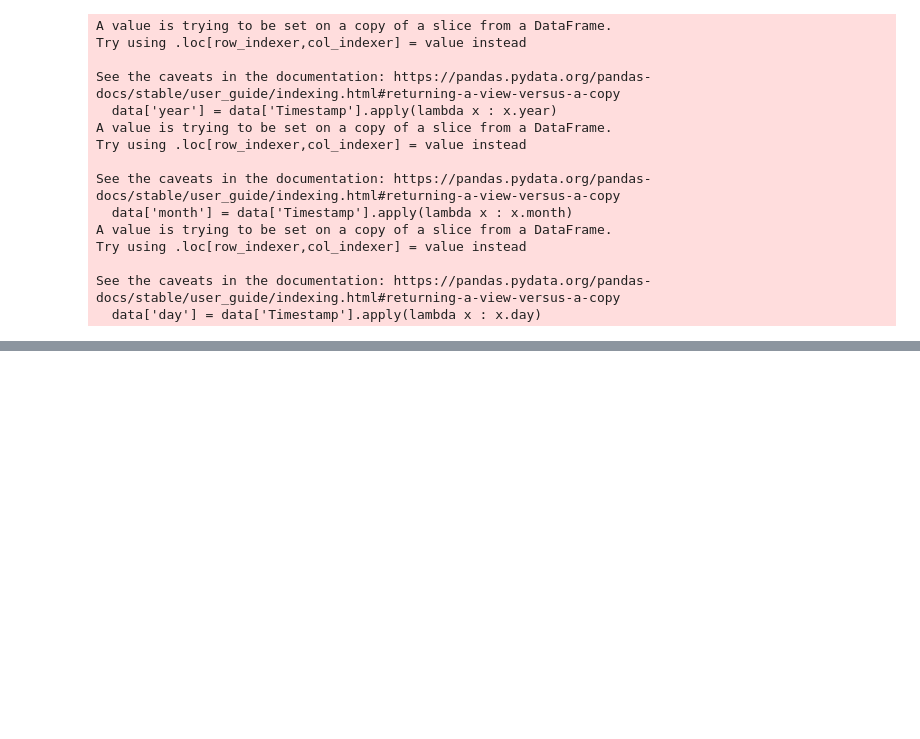
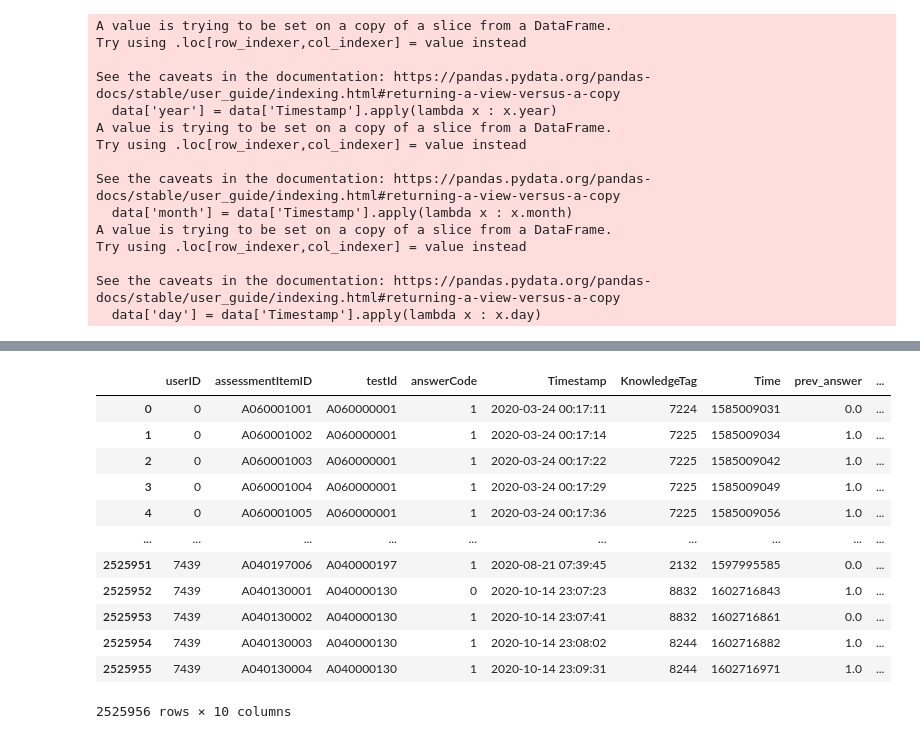
Before and after one commit to boostcampaitech4lv23recsys2/level2_dkt_recsys-level2-recsys-08, a Jupyter notebook: EDA/EDA_juj.ipynb, the cells around one changed output, grey strips where cells are left out. Cells and saved outputs as stored; diff of their text form; code cells hidden in the pictures; blank space fills up the shorter version.

```diff
--- a/EDA/EDA_juj.ipynb
+++ b/EDA/EDA_juj.ipynb
@@ -396,0 +404,27 @@ See the caveats in the documentation: https://pandas.pydata.org/pandas-docs/stab
+# %%
+df_prev = df.groupby(['userID','prev_answer']).agg({'answerCode':percentile}).reset_index()
+df_prev.columns = ['userID','prev_answer','prev_answer_rate']
+# %%
+df_ar = df.groupby('userID').agg({'answerCode':percentile}).reset_index()
+df_ar.columns = ['userID','ar']
+# %%
+df = df.merge(df_prev,how = 'left',on = ['userID','prev_answer'])
+df = df.merge(df_ar,how = 'left',on = ['userID'])
+# %%
+df['prev_answer_rate'] = df['prev_answer_rate'] - df['ar']
+# %%
+df.drop(columns = 'ar',inplace =True)
+# %% [output]
+|  | userID | assessmentItemID | testId | answerCode | Timestamp | KnowledgeTag | Time | prev_answer | ... |
+| 0 | 0 | A060001001 | A060000001 | 1 | 2020-03-24 00:17:11 | 7224 | 1585009031 | 0.0 | ... |
+| 1 | 0 | A060001002 | A060000001 | 1 | 2020-03-24 00:17:14 | 7225 | 1585009034 | 1.0 | ... |
+| 2 | 0 | A060001003 | A060000001 | 1 | 2020-03-24 00:17:22 | 7225 | 1585009042 | 1.0 | ... |
+| 3 | 0 | A060001004 | A060000001 | 1 | 2020-03-24 00:17:29 | 7225 | 1585009049 | 1.0 | ... |
+| 4 | 0 | A060001005 | A060000001 | 1 | 2020-03-24 00:17:36 | 7225 | 1585009056 | 1.0 | ... |
+| ... | ... | ... | ... | ... | ... | ... | ... | ... | ... |
+| 2525951 | 7439 | A040197006 | A040000197 | 1 | 2020-08-21 07:39:45 | 2132 | 1597995585 | 0.0 | ... |
+| 2525952 | 7439 | A040130001 | A040000130 | 0 | 2020-10-14 23:07:23 | 8832 | 1602716843 | 1.0 | ... |
+| 2525953 | 7439 | A040130002 | A040000130 | 1 | 2020-10-14 23:07:41 | 8832 | 1602716861 | 0.0 | ... |
+| 2525954 | 7439 | A040130003 | A040000130 | 1 | 2020-10-14 23:08:02 | 8244 | 1602716882 | 1.0 | ... |
+| 2525955 | 7439 | A040130004 | A040000130 | 1 | 2020-10-14 23:09:31 | 8244 | 1602716971 | 1.0 | ... |
+2525956 rows × 10 columns
```
Also changed, not shown: parts of 3 cells of this notebook, 11 other files.
